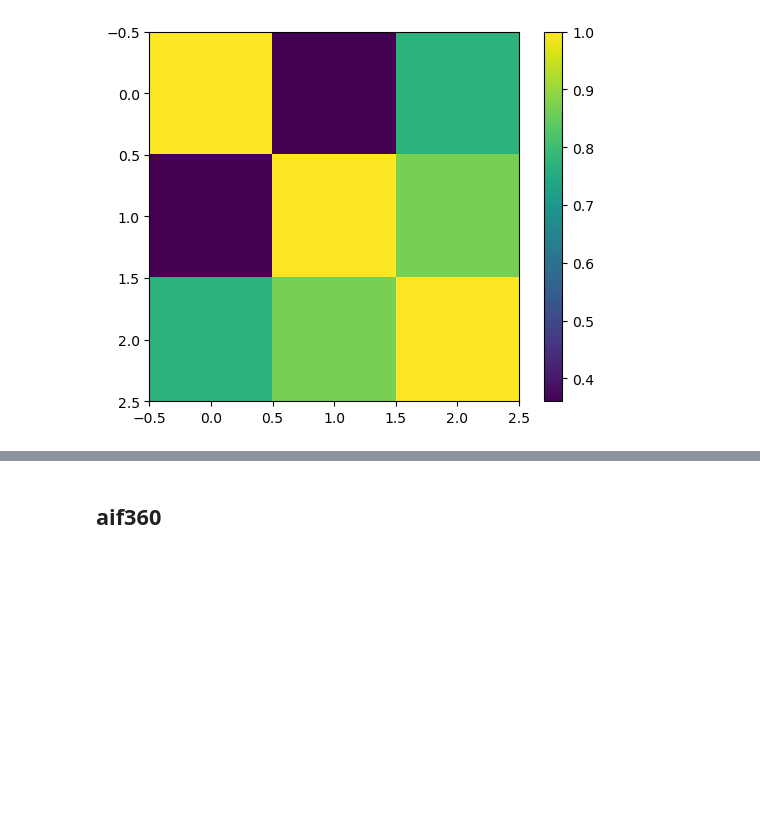
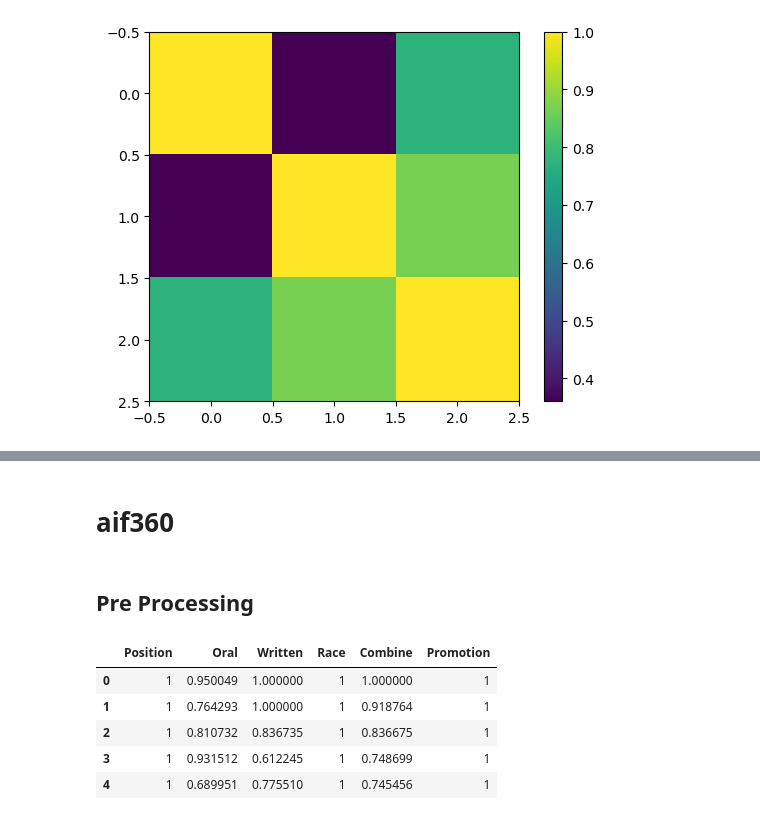
Before and after one commit to Isyohan/Fairness_IA_Project, a Jupyter notebook: Nb.ipynb, the cells around one changed output, grey strips where cells are left out. Cells and saved outputs as stored; diff of their text form; code cells hidden in the pictures; blank space fills up the shorter version.

```diff
--- a/Nb.ipynb
+++ b/Nb.ipynb
@@ -106,13 +147,27 @@ plt.show()
 # %% [markdown]
-## aif360
+# aif360
+# %% [markdown]
+## Pre Processing
 # %%
 import aif360
 import aif360.metrics
 import aif360.datasets
 # %%
 data_ricci=pd.read_csv('data/Ricci/ricci_processed.csv')
-data_ricci= data_ricci.replace(['W','B','H','Captain','Lieutenant'],[1,0,0,1,0])
-data_ricci= data_ricci.replace(['Promotion','No promotion'],[1,0])
+pre_proc_dataset= data_ricci.replace(['W','B','H','Captain','Lieutenant'],[1,0,0,1,0])
+pre_proc_dataset= pre_proc_dataset.replace(['Promotion','No promotion'],[1,0])
+# %%
+pre_proc_dataset['Oral']= (pre_proc_dataset['Oral']-min(pre_proc_dataset['Oral']))/(max(pre_proc_dataset['Oral'])-min(pre_proc_dataset['Oral']))
+pre_proc_dataset['Written']= (pre_proc_dataset['Written']-min(pre_proc_dataset['Written']))/(max(pre_proc_dataset['Written'])-min(pre_proc_dataset['Written']))
+pre_proc_dataset['Combine']= (pre_proc_dataset['Combine']-min(pre_proc_dataset['Combine']))/(max(pre_proc_dataset['Combine'])-min(pre_proc_dataset['Combine']))
+pre_proc_dataset.head()
+# %% [output]
+|  | Position | Oral | Written | Race | Combine | Promotion |
+| 0 | 1 | 0.950049 | 1.000000 | 1 | 1.000000 | 1 |
+| 1 | 1 | 0.764293 | 1.000000 | 1 | 0.918764 | 1 |
+| 2 | 1 | 0.810732 | 0.836735 | 1 | 0.836675 | 1 |
+| 3 | 1 | 0.931512 | 0.612245 | 1 | 0.748699 | 1 |
+| 4 | 1 | 0.689951 | 0.775510 | 1 | 0.745456 | 1 |
 # %%
 sensitive_attribute = 'Race'
 protected_attribute= ['Race']
```
Also changed, not shown: parts of 24 cells of this notebook.
